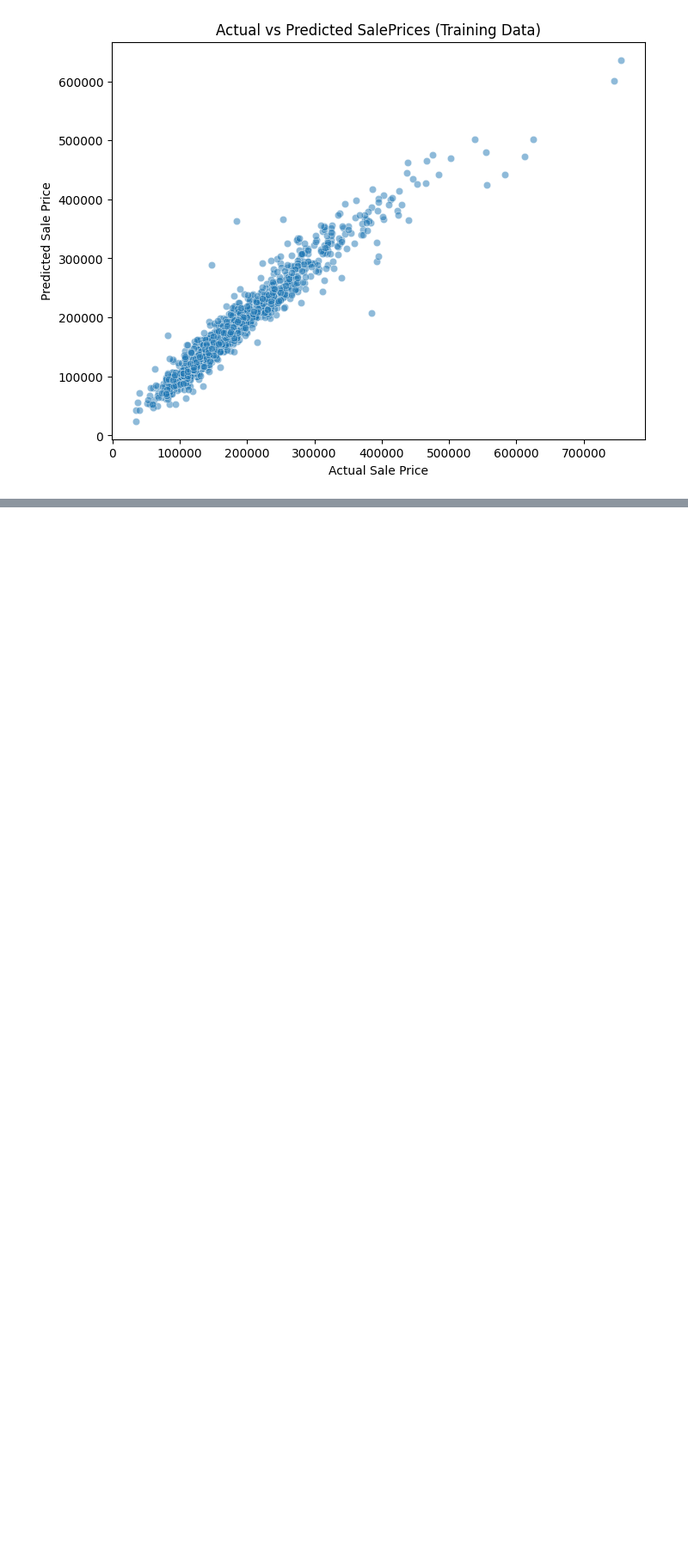
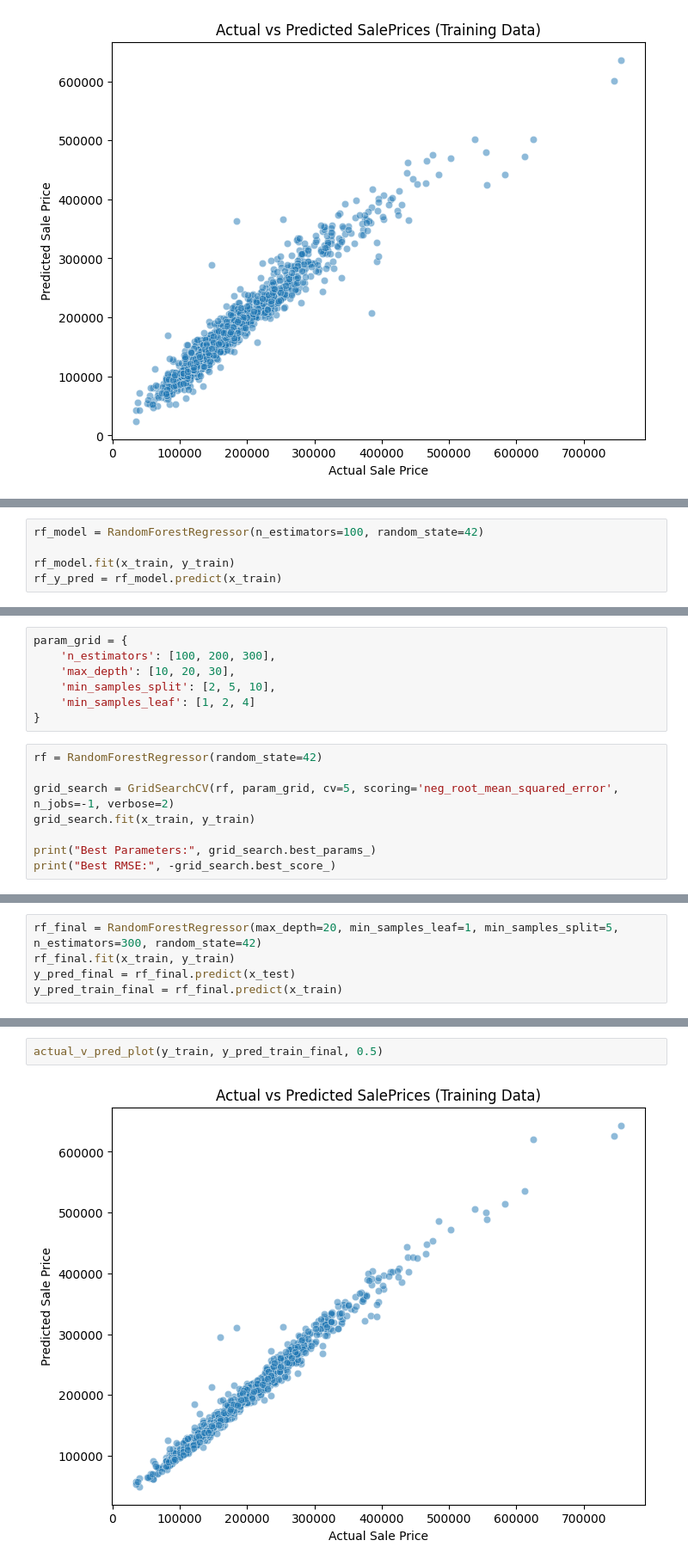
Before and after one commit to julsCadenas/DS-ML-Projects, a Jupyter notebook: notebooks/house_price_prediction.ipynb, the cells around one changed output, grey strips where cells are left out. Shown at 86% size. Drawn from its saved outputs; the diff is of its cells as text; blank space fills up the shorter version.

Commit message:
tried random forest regressor

```diff
--- a/notebooks/house_price_prediction.ipynb
+++ b/notebooks/house_price_prediction.ipynb
@@ -275,0 +282,5 @@ actual_v_pred_plot(y_train, y_train_pred, 0.5)
+# %%
+rf_model = RandomForestRegressor(n_estimators=100, random_state=42)
+
+rf_model.fit(x_train, y_train)
+rf_y_pred = rf_model.predict(x_train)
@@ -275,0 +309,15 @@ actual_v_pred_plot(y_train, y_train_pred, 0.5)
+# %%
+param_grid = {
+    'n_estimators': [100, 200, 300],
+    'max_depth': [10, 20, 30],
+    'min_samples_split': [2, 5, 10],
+    'min_samples_leaf': [1, 2, 4]
+}
+# %%
+rf = RandomForestRegressor(random_state=42)
+
+grid_search = GridSearchCV(rf, param_grid, cv=5, scoring='neg_root_mean_squared_error', n_jobs=-1, verbose=2)
+grid_search.fit(x_train, y_train)
+
+print("Best Parameters:", grid_search.best_params_)
+print("Best RMSE:", -grid_search.best_score_)
@@ -275,0 +328,5 @@ actual_v_pred_plot(y_train, y_train_pred, 0.5)
+# %%
+rf_final = RandomForestRegressor(max_depth=20, min_samples_leaf=1, min_samples_split=5, n_estimators=300, random_state=42)
+rf_final.fit(x_train, y_train)
+y_pred_final = rf_final.predict(x_test)
+y_pred_train_final = rf_final.predict(x_train)
@@ -275,0 +349,4 @@ actual_v_pred_plot(y_train, y_train_pred, 0.5)
+# %%
+actual_v_pred_plot(y_train, y_pred_train_final, 0.5)
+# %% [output]
+[figure, added]
```
Also changed, not shown: parts of 8 cells of this notebook, 1 other file.
